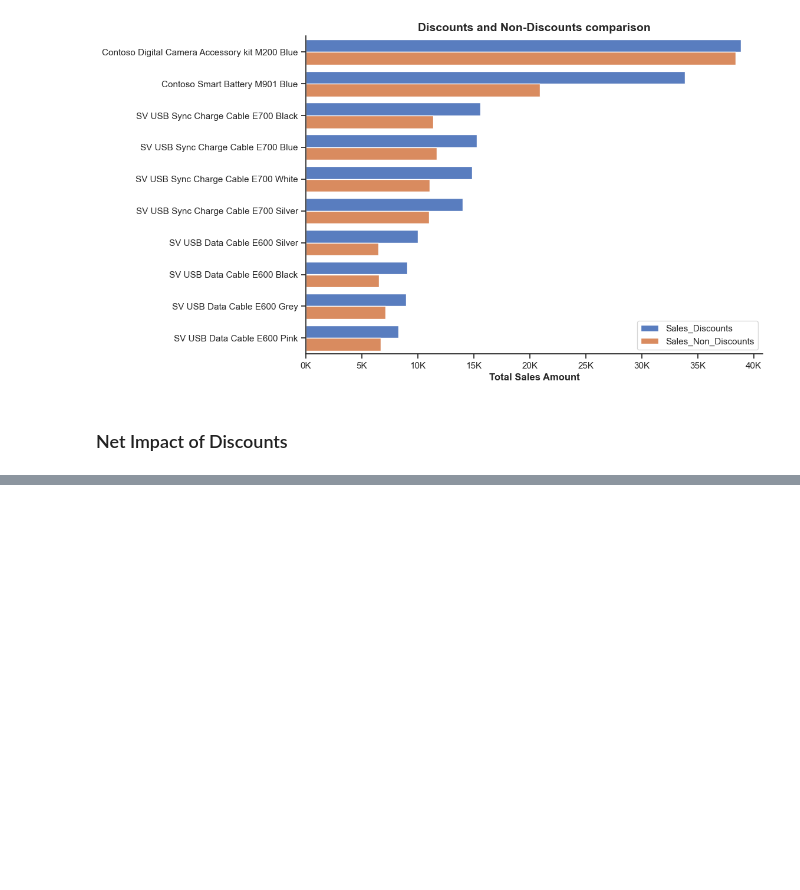
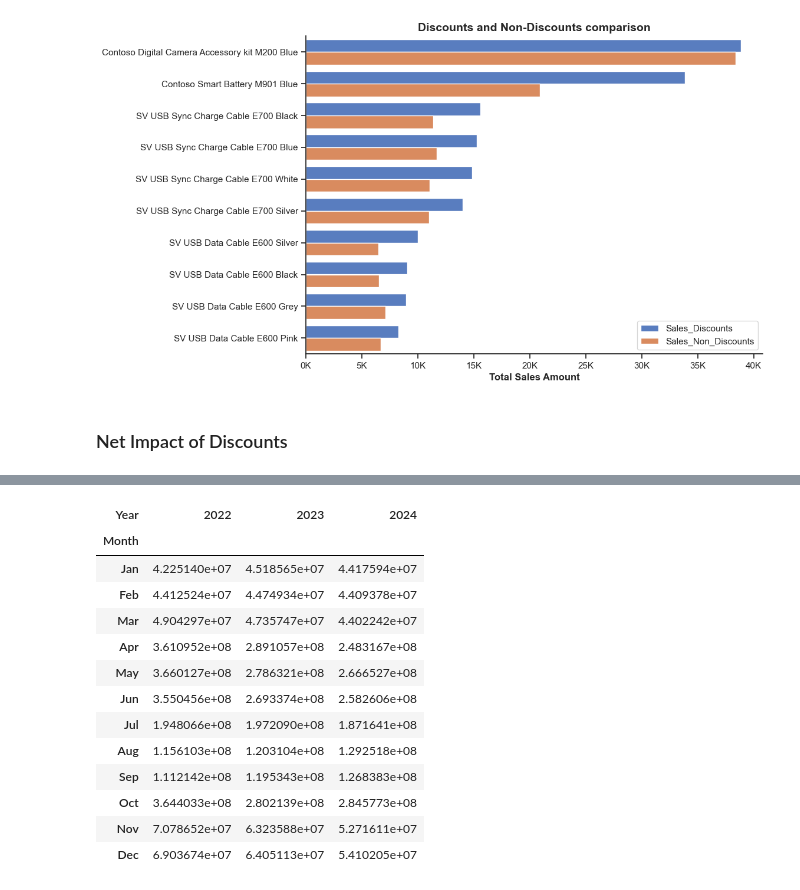
Before and after one commit to duyanvuong/Contoso-Sales-Analysis, a Jupyter notebook: python/05_Discount_Impact.ipynb, the cells around one changed output, grey strips where cells are left out. Cells and saved outputs as stored; diff of their text form; code cells hidden in the pictures; blank space fills up the shorter version.

```diff
--- a/python/05_Discount_Impact.ipynb
+++ b/python/05_Discount_Impact.ipynb
@@ -221,0 +166,17 @@ sns.lineplot(
+# %%
+df_non_discounts_pivot
+# %% [output]
+| Year | 2022 | 2023 | 2024 |
+| Month |  |  |  |
+| Jan | 4.225140e+07 | 4.518565e+07 | 4.417594e+07 |
+| Feb | 4.412524e+07 | 4.474934e+07 | 4.409378e+07 |
+| Mar | 4.904297e+07 | 4.735747e+07 | 4.402242e+07 |
+| Apr | 3.610952e+08 | 2.891057e+08 | 2.483167e+08 |
+| May | 3.660127e+08 | 2.786321e+08 | 2.666527e+08 |
+| Jun | 3.550456e+08 | 2.693374e+08 | 2.582606e+08 |
+| Jul | 1.948066e+08 | 1.972090e+08 | 1.871641e+08 |
+| Aug | 1.156103e+08 | 1.203104e+08 | 1.292518e+08 |
+| Sep | 1.112142e+08 | 1.195343e+08 | 1.268383e+08 |
+| Oct | 3.644033e+08 | 2.802139e+08 | 2.845773e+08 |
+| Nov | 7.078652e+07 | 6.323588e+07 | 5.271611e+07 |
+| Dec | 6.903674e+07 | 6.405113e+07 | 5.410205e+07 |
```
Also changed, not shown: parts of 8 cells of this notebook.
